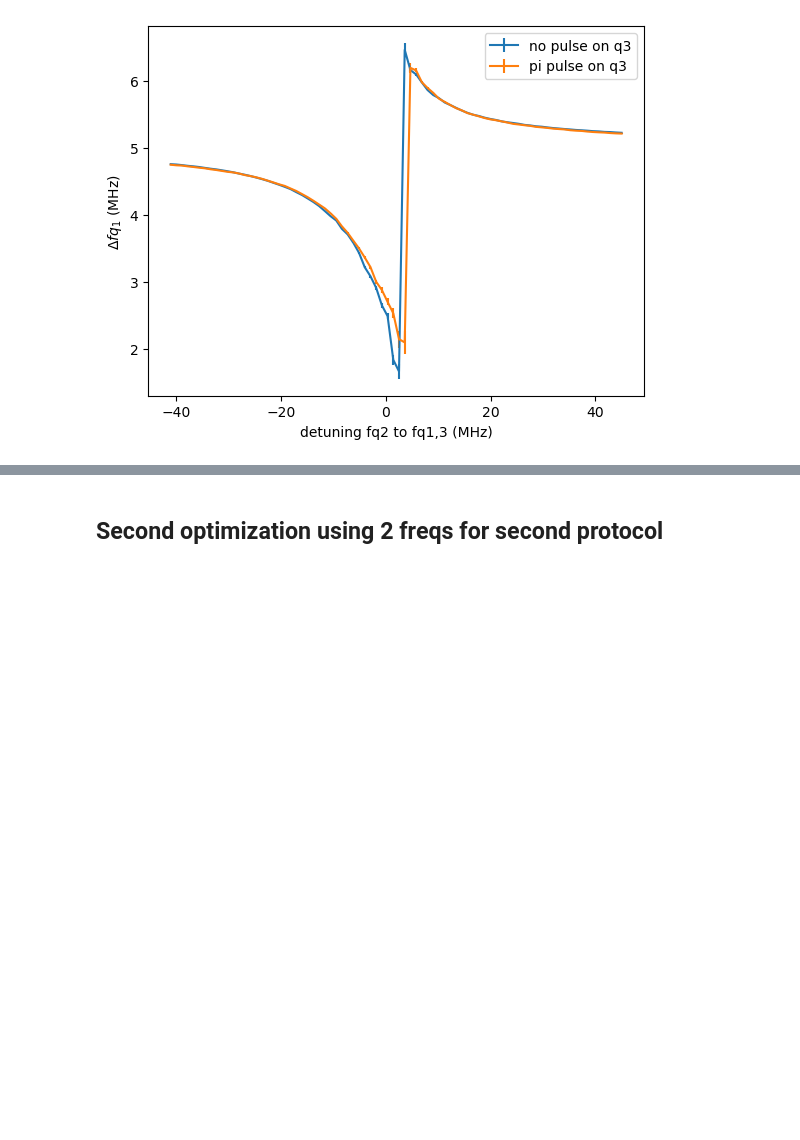
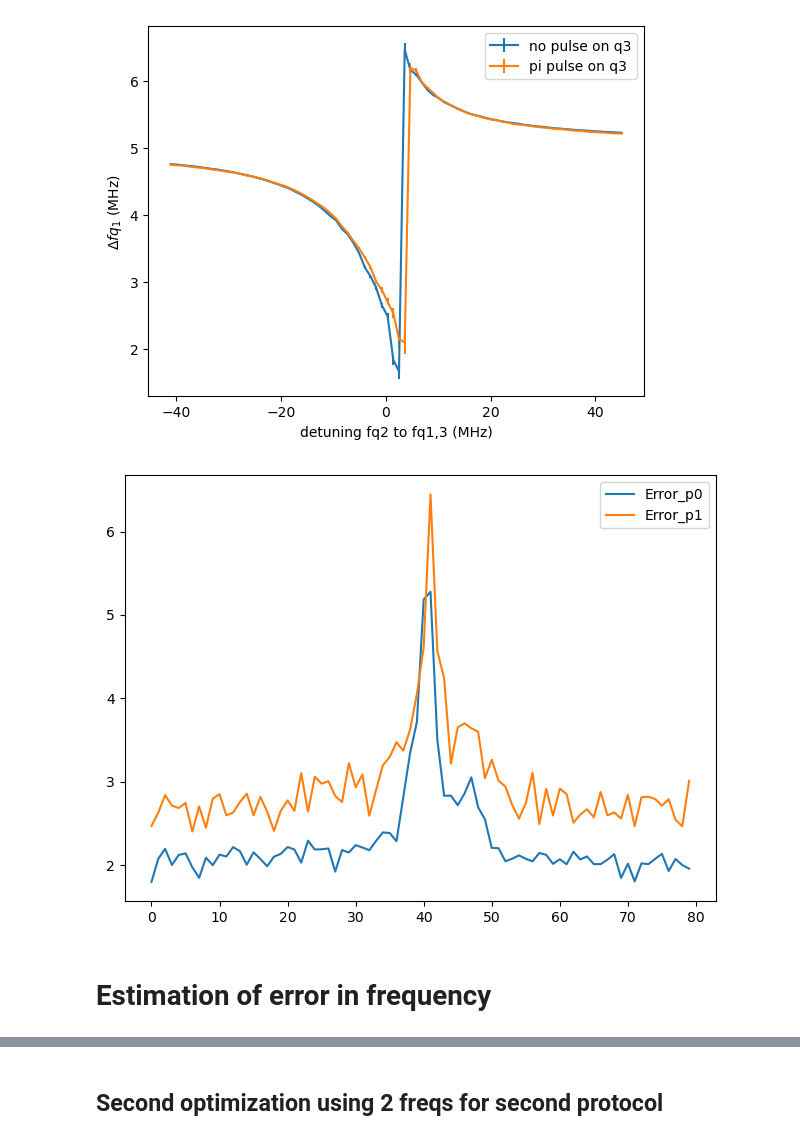
Before and after one commit to GabrielJauma/tunable-capacitive-coupling-flux-qubits, a Jupyter notebook: KIT/Experiments/ZZ Ramsey measurement.ipynb, the cells around one changed output, grey strips where cells are left out. Cells and saved outputs as stored; diff of their text form; code cells hidden in the pictures; blank space fills up the shorter version.

```diff
--- a/KIT/Experiments/ZZ Ramsey measurement.ipynb
+++ b/KIT/Experiments/ZZ Ramsey measurement.ipynb
@@ -475,11 +475,22 @@ popt_list_1_2freq = np.zeros([a_vec.size,7])
 #     return A * np.exp(- t / tau) * np.cos(2 * np.pi * f * t + phase)**2 + off
 
 def damped_oscillation(t, A, tau, f, phase, off):
-    return A * np.exp(- t / tau) * (np.sin(2 * np.pi * f * t /2 + phase)**2-0.5) + off
+    return (A * np.exp(- t / tau) *
+            (np.sin(2 * np.pi * f * t /2 + phase)**2-0.5)
+            + off)
+
 
 def damped_oscillation_2_freq(t, A, tau, f1, phase_1, off, f2, phase_2):
-    return  (A * np.exp(- t / tau) * np.cos(2 * np.pi * f1 * t + phase_1)
-             * np.cos(2 * np.pi * 2 * f2 * t + phase_2) + 0.5 + off)
+    return  (A * np.exp(- t / tau) *
+             (1/2 * (1 - np.cos(2 * np.pi * f1 * t + phase_1)
+             * np.cos(2 * np.pi * 2 * f2 * t + phase_2)) -0.5)
+             + off)
+
+def damped_oscillation_2_freq_fixed_f1(t, A, tau, f1, phase_1, off, f2, phase_2):
+    return  (A * np.exp(- t / tau) *
+             (1/2 * (1 - np.cos(2 * np.pi * f1 * t + phase_1)
+             * np.cos(2 * np.pi * 2 * f2 * t + phase_2)) -0.5)
+             + off)
 # %% [markdown]
 ## First optimization using one frequency for the second protocol
 # %%
@@ -577,3 +576,22 @@ plt.ylabel('$\Delta fq_1$ (MHz)')
 # %% [output]
 Text(0, 0.5, '$\\Delta fq_1$ (MHz)')
 [figure]
+# %%
+error_p0 = np.zeros (q1_x_0.shape[0] )
+error_p1 = np.zeros (q1_x_0.shape[0] )
+for i in range(q1_x_0.shape[0]):
+    error_p0[i] =  np.sqrt(np.sum((q1_x_0[i,:idx] - damped_oscillation(t_us[:idx], *popt_list_0[i]))**2))
+    error_p1[i] =  np.sqrt(np.sum((q1_x_1[i,:idx] - damped_oscillation(t_us[:idx], *popt_list_1[i]))**2))
+
+fig, ax = plt.subplots()
+
+ax.plot(error_p0, label='Error_p0')
+ax.plot(error_p1, label='Error_p1')
+
+ax.legend()
+fig.tight_layout()
+# fig.show()
+# %% [output]
+[figure, added]
+# %% [markdown]
+# Estimation of error in frequency
```
Also changed, not shown: parts of 16 cells of this notebook.
